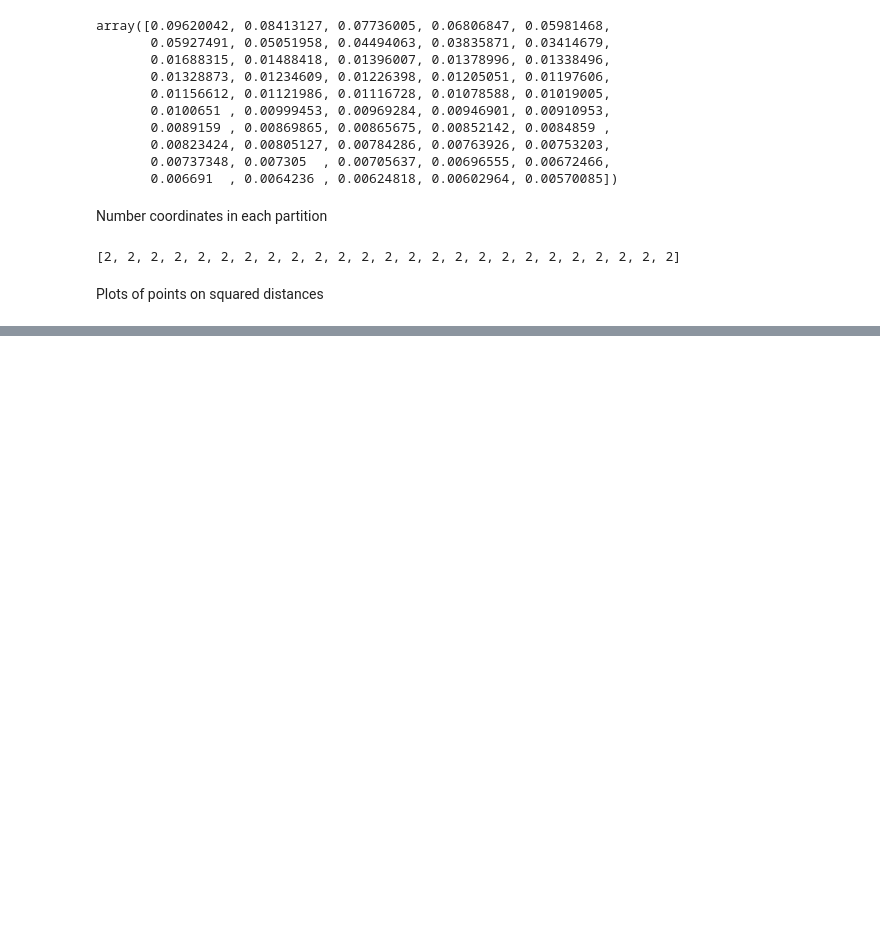
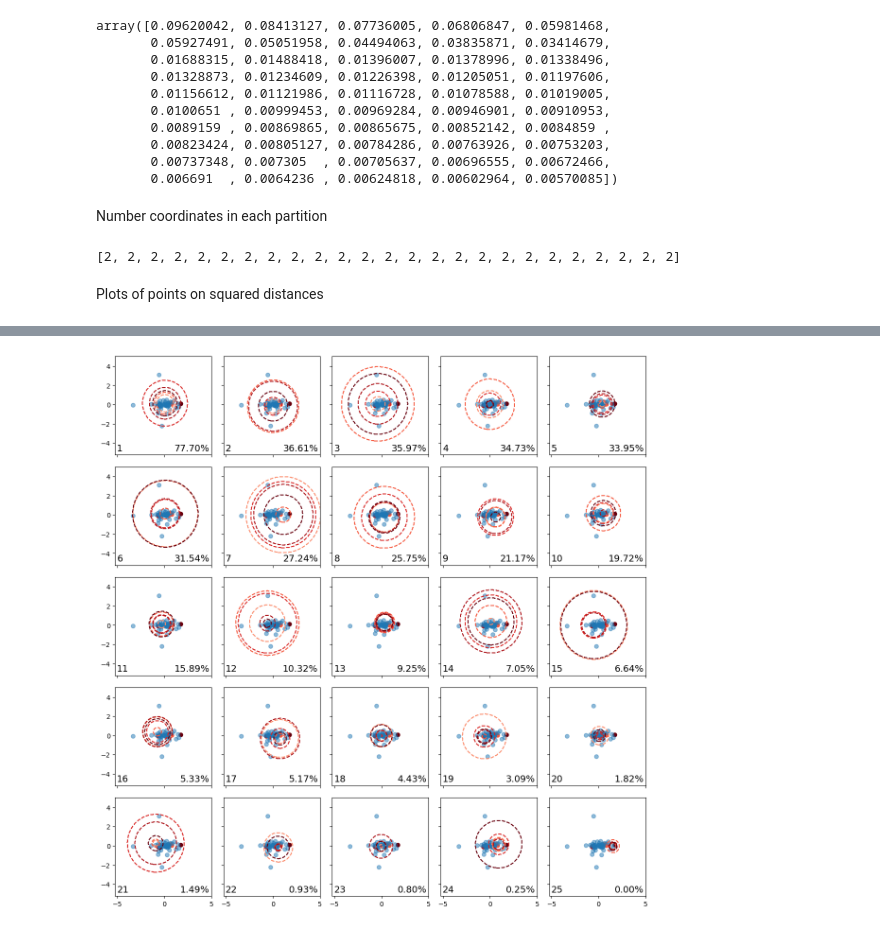
Before and after one commit to sandyspiers/coordinate_partitioning, a Jupyter notebook: visualisation/partitioned_zones.ipynb, the cells around one changed output, grey strips where cells are left out. Saved outputs shown, nothing was run; the diff lists cells and outputs as text; code cells hidden in the pictures; blank space fills up the shorter version.

Commit message:
sort partitioned figures

```diff
--- a/visualisation/partitioned_zones.ipynb
+++ b/visualisation/partitioned_zones.ipynb
@@ -121,35 +120,33 @@ for i in range(math.ceil(len(locations)/per_row)):
             partitioned_zones.append((removed,X,Y,Z))
             k+=1
 
-partitioned_zones.sort(key= lambda x: x[0])
+partitioned_zones.sort(key= lambda x: x[0], reverse = True)
 
 k = 0
 for i in range(math.ceil(len(locations)/per_row)):
     for j in range(per_row):
         if k<len(locations):
             removed, X, Y, Z = partitioned_zones[k]
             ex.plot_zones_onto_axes(axes[i,j],y,X,Y,Z,_dp)
-
             axes[i,j].annotate(f"{k+1}",
                 xy=(0.02, 0.02), xycoords='axes fraction',
                 textcoords='axes fraction', ha='left', va='bottom',
                 fontsize=14
             )
-
-            removed = ex.get_proportion_solutions_removed(_dp, y)
             axes[i,j].annotate(f"{removed*100:.2f}%",
                 xy=(1-0.02, 0.02), xycoords='axes fraction',
                 textcoords='axes fraction', ha='right', va='bottom',
                 fontsize=14
             )
-
             axes[i,j].label_outer()
             k+=1
 
 
 lim = (locations[0][:,0].min()-0.4,locations[0][:,0].max()+0.4)
 axes[0,0].set_xlim(lim)
 axes[0,0].set_ylim(lim)
 plt.tight_layout()
 if savefig: plt.savefig(f"{fig_directory}/exclusion_zones_demo_partitioned.pdf")
 plt.show()
+# %% [output]
+[figure, added]
```
Also changed, not shown: parts of 1 cell of this notebook, 2 other files.
